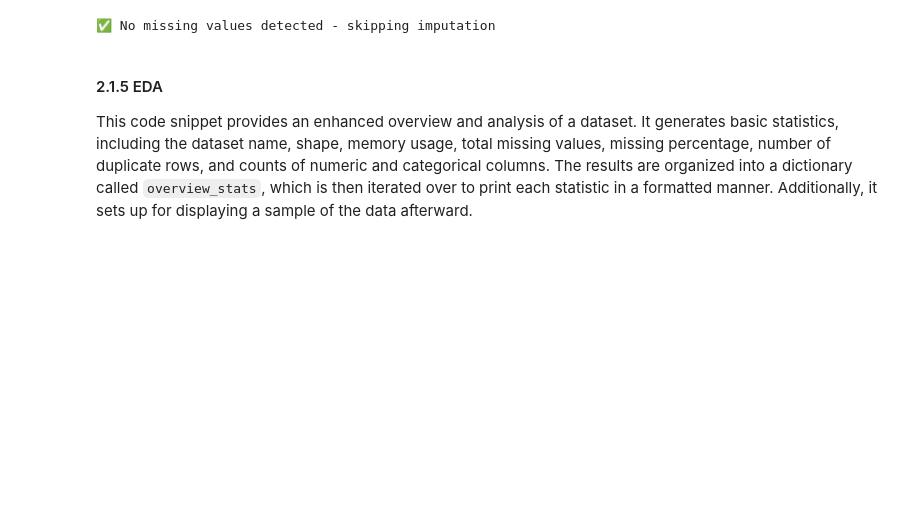
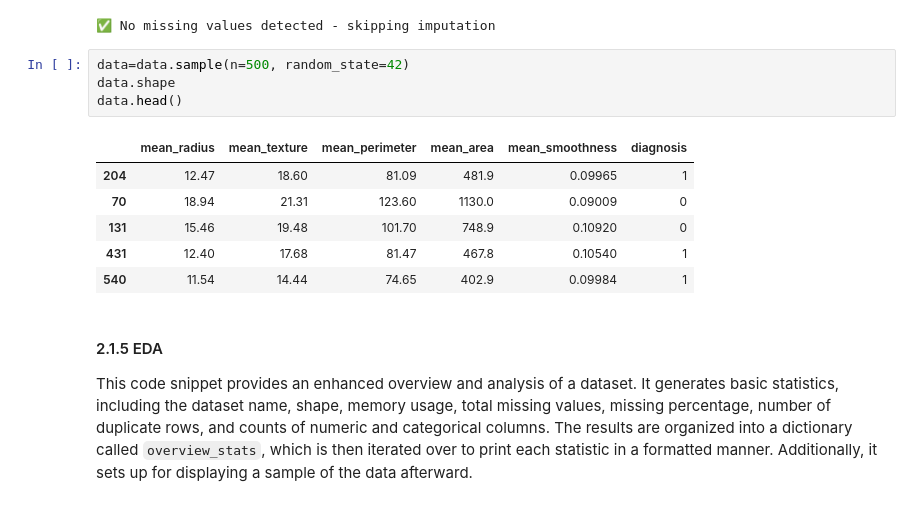
Before and after one commit to gcicc/tableGenCompare, a Jupyter notebook: SynthethicTableGenerator-BreastCancer.ipynb, the cells around one changed output. Saved outputs shown, nothing was run; the diff lists cells and outputs as text; blank space fills up the shorter version.

```diff
--- a/SynthethicTableGenerator-BreastCancer.ipynb
+++ b/SynthethicTableGenerator-BreastCancer.ipynb
@@ -661,6 +635,17 @@ else:
     print("✅ No missing values detected - skipping imputation")
 # %% [output]
 ✅ No missing values detected - skipping imputation
+# %%
+data=data.sample(n=500, random_state=42)
+data.shape
+data.head()
+# %% [output]
+|  | mean_radius | mean_texture | mean_perimeter | mean_area | mean_smoothness | diagnosis |
+| 204 | 12.47 | 18.60 | 81.09 | 481.9 | 0.09965 | 1 |
+| 70 | 18.94 | 21.31 | 123.60 | 1130.0 | 0.09009 | 0 |
+| 131 | 15.46 | 19.48 | 101.70 | 748.9 | 0.10920 | 0 |
+| 431 | 12.40 | 17.68 | 81.47 | 467.8 | 0.10540 | 1 |
+| 540 | 11.54 | 14.44 | 74.65 | 402.9 | 0.09984 | 1 |
 # %% [markdown]
 #### 2.1.5 EDA
 This code snippet provides an enhanced overview and analysis of a dataset. It generates basic statistics, including the dataset name, shape, memory usage, total missing values, missing percentage, number of duplicate rows, and counts of numeric and categorical columns. The results are organized into a dictionary called `overview_stats`, which is then iterated over to print each statistic in a formatted manner. Additionally, it sets up for displaying a sample of the data afterward.
```
Also changed, not shown: parts of 28 cells of this notebook, 1 other file.
